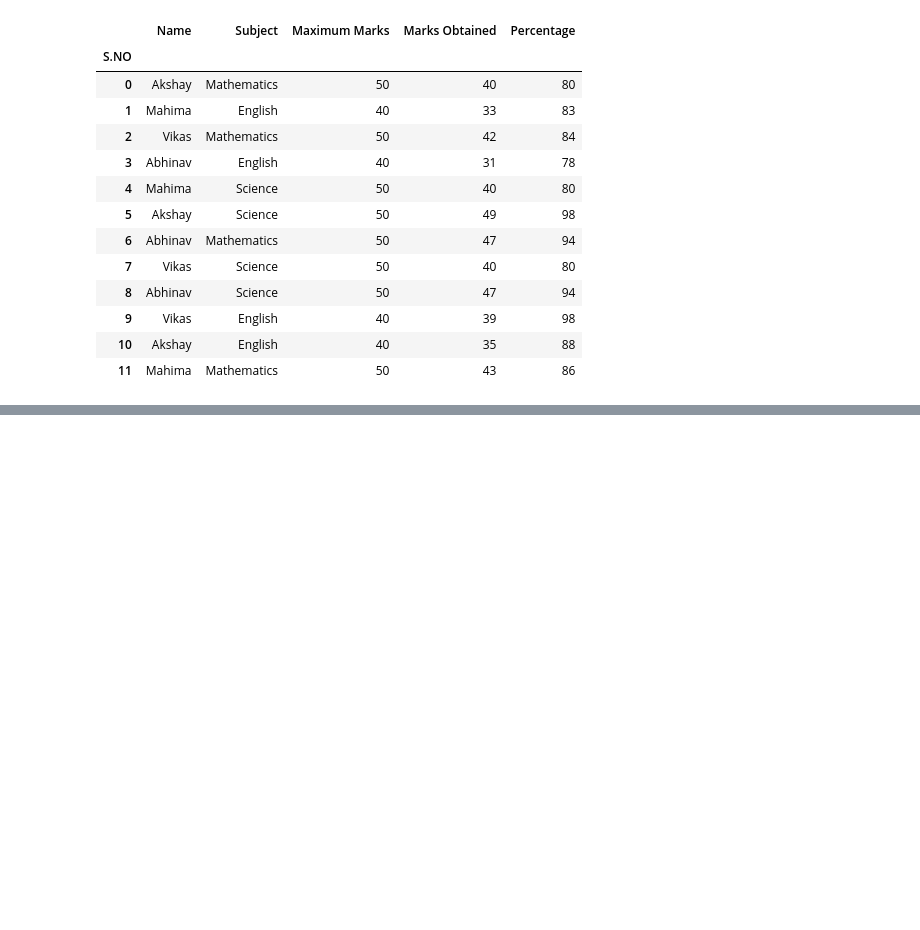
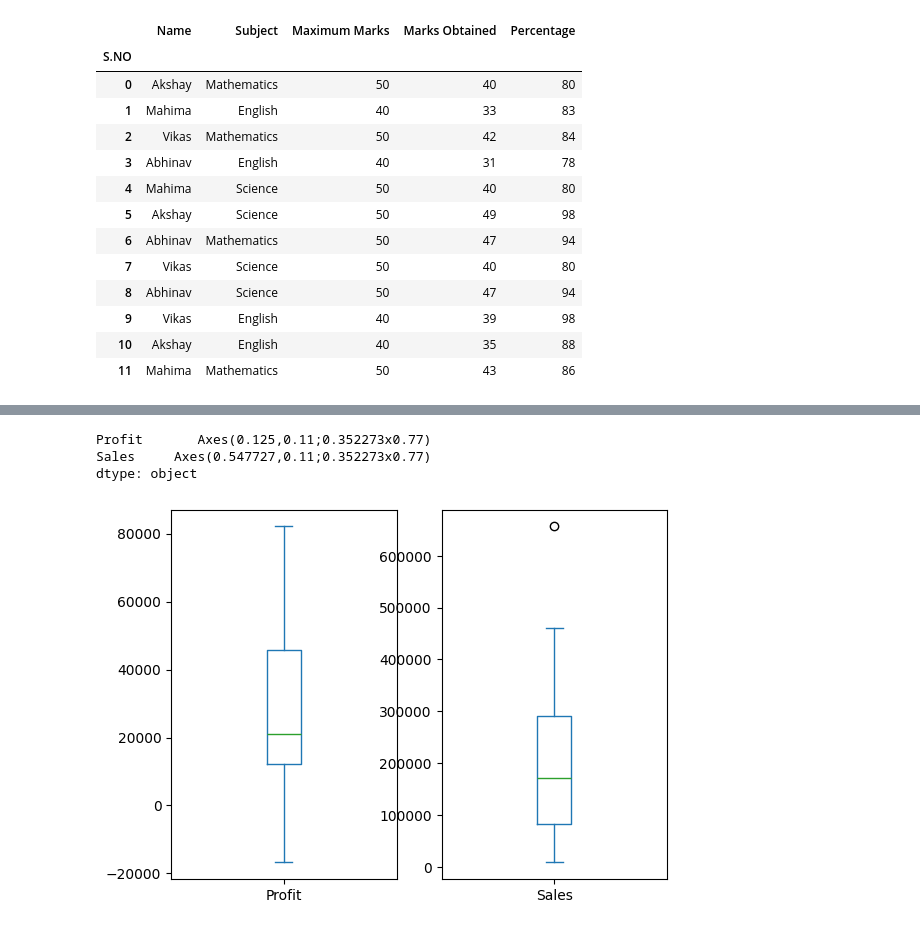
Before and after one commit to AsifVirani5/Project_Pandas_Codes, a Jupyter notebook: Pandas_Interview_Questions.ipynb, the cells around one changed output, grey strips where cells are left out. Drawn from its saved outputs; the diff is of its cells as text; code cells hidden in the pictures; blank space fills up the shorter version.

```diff
--- a/Pandas_Interview_Questions.ipynb
+++ b/Pandas_Interview_Questions.ipynb
@@ -312,0 +319,2 @@ df
+# %%
+sales = pd.read_excel("sales.xlsx", index_col = [0,1]) # Read the excel file with index_col set to 0 and 1
@@ -312,0 +389,9 @@ df
+# %%
+# Boxplot profit and sales column
+
+sales[['Profit', 'Sales']].plot(kind='box', subplots= True) # Boxplot for Profit and Sales column
+# %% [output]
+Profit       Axes(0.125,0.11;0.352273x0.77)
+Sales     Axes(0.547727,0.11;0.352273x0.77)
+dtype: object
+[figure, added]
```
Also changed, not shown: parts of 29 cells of this notebook.
